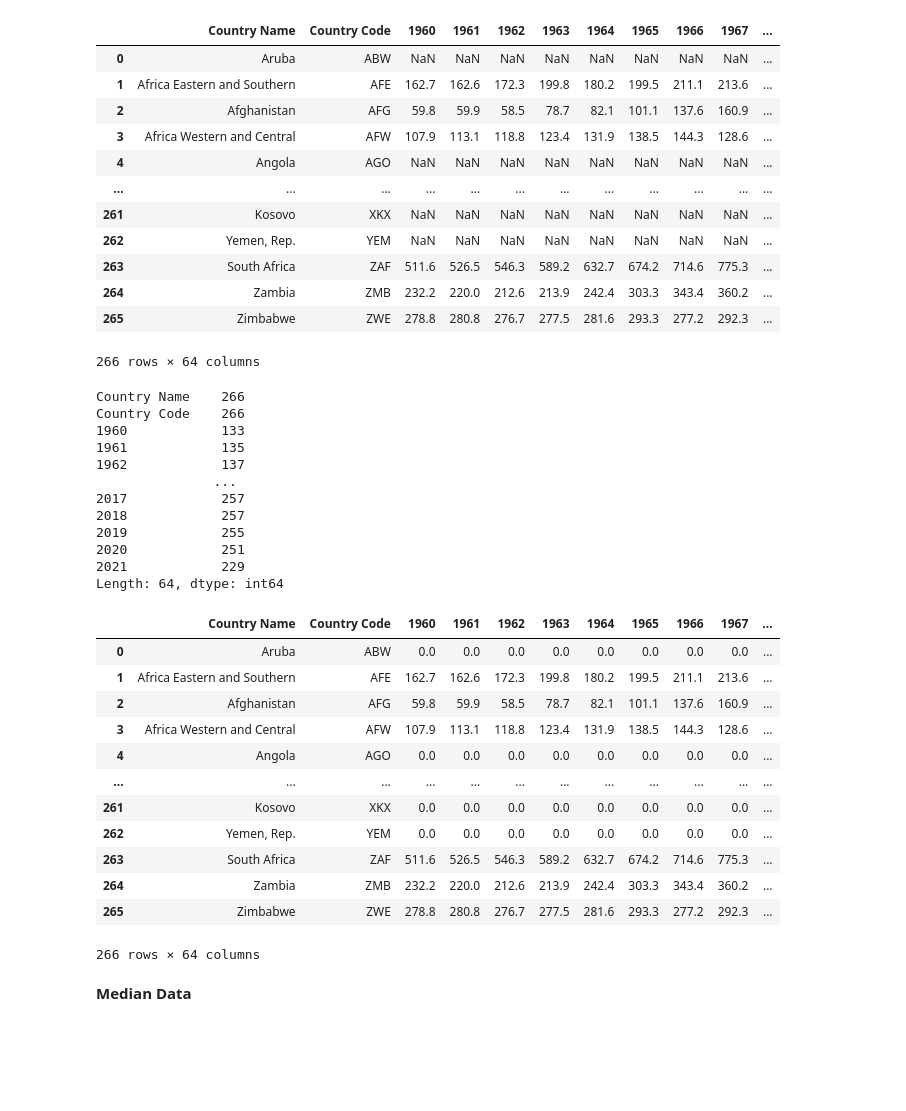
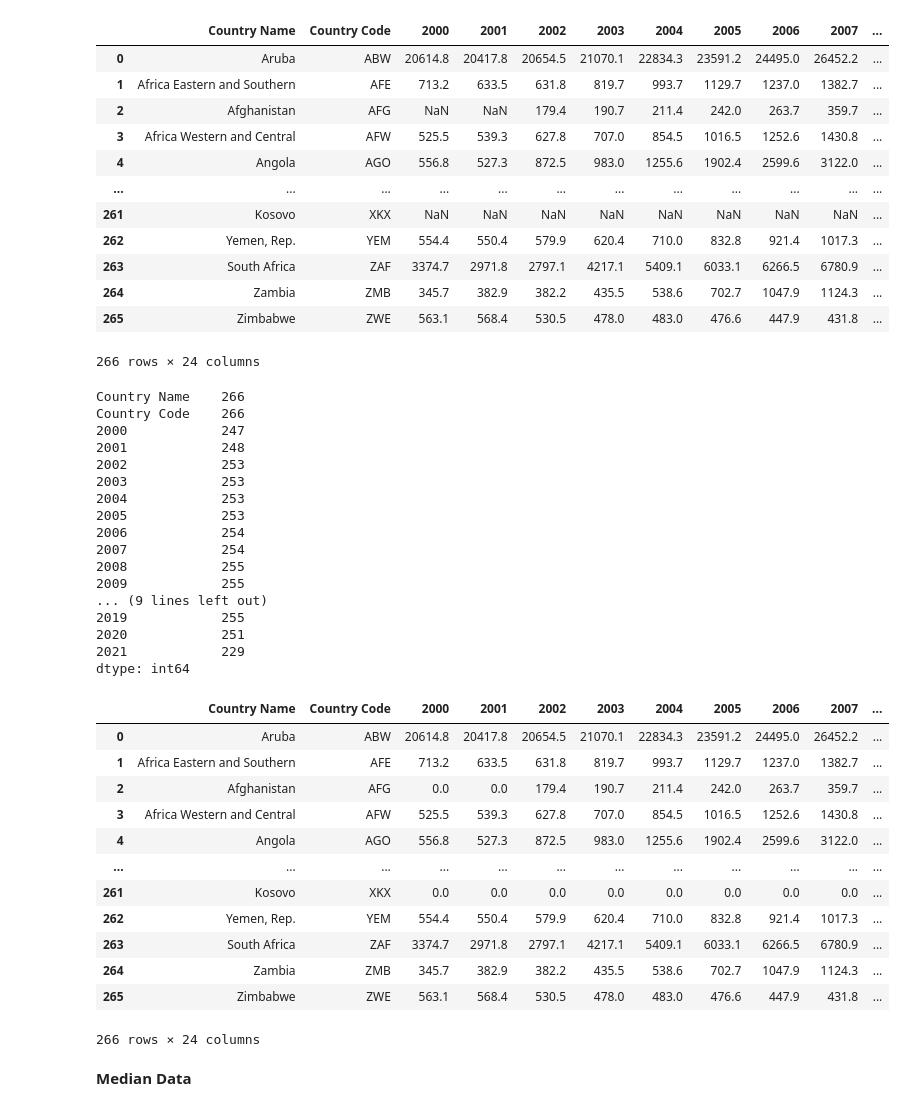
Before and after one commit to NorthBrainsAnalytics/GDP-per-capita, a Jupyter notebook: GDP per capita.ipynb, the cells around one changed output. Cells and saved outputs as stored; diff of their text form; code cells hidden in the pictures; blank space fills up the shorter version.

```diff
--- a/GDP per capita.ipynb
+++ b/GDP per capita.ipynb
@@ -24,57 +24,65 @@ df = pd.read_excel("data.xlsx")
 # %%
 #step 2 - order data
 
 data = df.drop(columns = ["Indicator Name", "Indicator Code"]).round(decimals = 1)
 #round values in entire dataframe
 
+data.drop(data.iloc[:, 2:42] , axis=1, inplace=True)
+#drop years with many NaN values (1960 - 1999)
+
 data
 # %% [output]
-|  | Country Name | Country Code | 1960 | 1961 | 1962 | 1963 | 1964 | 1965 | 1966 | 1967 | ... |
-| 0 | Aruba | ABW | NaN | NaN | NaN | NaN | NaN | NaN | NaN | NaN | ... |
-| 1 | Africa Eastern and Southern | AFE | 162.7 | 162.6 | 172.3 | 199.8 | 180.2 | 199.5 | 211.1 | 213.6 | ... |
-| 2 | Afghanistan | AFG | 59.8 | 59.9 | 58.5 | 78.7 | 82.1 | 101.1 | 137.6 | 160.9 | ... |
-| 3 | Africa Western and Central | AFW | 107.9 | 113.1 | 118.8 | 123.4 | 131.9 | 138.5 | 144.3 | 128.6 | ... |
-| 4 | Angola | AGO | NaN | NaN | NaN | NaN | NaN | NaN | NaN | NaN | ... |
+|  | Country Name | Country Code | 2000 | 2001 | 2002 | 2003 | 2004 | 2005 | 2006 | 2007 | ... |
+| 0 | Aruba | ABW | 20614.8 | 20417.8 | 20654.5 | 21070.1 | 22834.3 | 23591.2 | 24495.0 | 26452.2 | ... |
+| 1 | Africa Eastern and Southern | AFE | 713.2 | 633.5 | 631.8 | 819.7 | 993.7 | 1129.7 | 1237.0 | 1382.7 | ... |
+| 2 | Afghanistan | AFG | NaN | NaN | 179.4 | 190.7 | 211.4 | 242.0 | 263.7 | 359.7 | ... |
+| 3 | Africa Western and Central | AFW | 525.5 | 539.3 | 627.8 | 707.0 | 854.5 | 1016.5 | 1252.6 | 1430.8 | ... |
+| 4 | Angola | AGO | 556.8 | 527.3 | 872.5 | 983.0 | 1255.6 | 1902.4 | 2599.6 | 3122.0 | ... |
 | ... | ... | ... | ... | ... | ... | ... | ... | ... | ... | ... | ... |
 | 261 | Kosovo | XKX | NaN | NaN | NaN | NaN | NaN | NaN | NaN | NaN | ... |
-| 262 | Yemen, Rep. | YEM | NaN | NaN | NaN | NaN | NaN | NaN | NaN | NaN | ... |
-| 263 | South Africa | ZAF | 511.6 | 526.5 | 546.3 | 589.2 | 632.7 | 674.2 | 714.6 | 775.3 | ... |
-| 264 | Zambia | ZMB | 232.2 | 220.0 | 212.6 | 213.9 | 242.4 | 303.3 | 343.4 | 360.2 | ... |
-| 265 | Zimbabwe | ZWE | 278.8 | 280.8 | 276.7 | 277.5 | 281.6 | 293.3 | 277.2 | 292.3 | ... |
+| 262 | Yemen, Rep. | YEM | 554.4 | 550.4 | 579.9 | 620.4 | 710.0 | 832.8 | 921.4 | 1017.3 | ... |
+| 263 | South Africa | ZAF | 3374.7 | 2971.8 | 2797.1 | 4217.1 | 5409.1 | 6033.1 | 6266.5 | 6780.9 | ... |
+| 264 | Zambia | ZMB | 345.7 | 382.9 | 382.2 | 435.5 | 538.6 | 702.7 | 1047.9 | 1124.3 | ... |
+| 265 | Zimbabwe | ZWE | 563.1 | 568.4 | 530.5 | 478.0 | 483.0 | 476.6 | 447.9 | 431.8 | ... |
-266 rows × 64 columns
+266 rows × 24 columns
 # %%
 data.count() #show us how many rows in columns are valid (with no NaN values)
 # %% [output]
 Country Name    266
 Country Code    266
-1960            133
-1961            135
-1962            137
-               ...
-2017            257
-2018            257
+2000            247
+2001            248
+2002            253
+2003            253
+2004            253
+2005            253
+2006            254
+2007            254
+2008            255
+2009            255
+... (9 lines left out)
 2019            255
 2020            251
 2021            229
-Length: 64, dtype: int64
+dtype: int64
 # %%
 GDP = data.fillna(0) #changing NaN values for 0 - entire table
 # %%
 GDP
 # %% [output]
-|  | Country Name | Country Code | 1960 | 1961 | 1962 | 1963 | 1964 | 1965 | 1966 | 1967 | ... |
-| 0 | Aruba | ABW | 0.0 | 0.0 | 0.0 | 0.0 | 0.0 | 0.0 | 0.0 | 0.0 | ... |
-| 1 | Africa Eastern and Southern | AFE | 162.7 | 162.6 | 172.3 | 199.8 | 180.2 | 199.5 | 211.1 | 213.6 | ... |
-| 2 | Afghanistan | AFG | 59.8 | 59.9 | 58.5 | 78.7 | 82.1 | 101.1 | 137.6 | 160.9 | ... |
-| 3 | Africa Western and Central | AFW | 107.9 | 113.1 | 118.8 | 123.4 | 131.9 | 138.5 | 144.3 | 128.6 | ... |
-| 4 | Angola | AGO | 0.0 | 0.0 | 0.0 | 0.0 | 0.0 | 0.0 | 0.0 | 0.0 | ... |
+|  | Country Name | Country Code | 2000 | 2001 | 2002 | 2003 | 2004 | 2005 | 2006 | 2007 | ... |
+| 0 | Aruba | ABW | 20614.8 | 20417.8 | 20654.5 | 21070.1 | 22834.3 | 23591.2 | 24495.0 | 26452.2 | ... |
+| 1 | Africa Eastern and Southern | AFE | 713.2 | 633.5 | 631.8 | 819.7 | 993.7 | 1129.7 | 1237.0 | 1382.7 | ... |
+| 2 | Afghanistan | AFG | 0.0 | 0.0 | 179.4 | 190.7 | 211.4 | 242.0 | 263.7 | 359.7 | ... |
+| 3 | Africa Western and Central | AFW | 525.5 | 539.3 | 627.8 | 707.0 | 854.5 | 1016.5 | 1252.6 | 1430.8 | ... |
+| 4 | Angola | AGO | 556.8 | 527.3 | 872.5 | 983.0 | 1255.6 | 1902.4 | 2599.6 | 3122.0 | ... |
 | ... | ... | ... | ... | ... | ... | ... | ... | ... | ... | ... | ... |
 | 261 | Kosovo | XKX | 0.0 | 0.0 | 0.0 | 0.0 | 0.0 | 0.0 | 0.0 | 0.0 | ... |
-| 262 | Yemen, Rep. | YEM | 0.0 | 0.0 | 0.0 | 0.0 | 0.0 | 0.0 | 0.0 | 0.0 | ... |
-| 263 | South Africa | ZAF | 511.6 | 526.5 | 546.3 | 589.2 | 632.7 | 674.2 | 714.6 | 775.3 | ... |
-| 264 | Zambia | ZMB | 232.2 | 220.0 | 212.6 | 213.9 | 242.4 | 303.3 | 343.4 | 360.2 | ... |
-| 265 | Zimbabwe | ZWE | 278.8 | 280.8 | 276.7 | 277.5 | 281.6 | 293.3 | 277.2 | 292.3 | ... |
+| 262 | Yemen, Rep. | YEM | 554.4 | 550.4 | 579.9 | 620.4 | 710.0 | 832.8 | 921.4 | 1017.3 | ... |
+| 263 | South Africa | ZAF | 3374.7 | 2971.8 | 2797.1 | 4217.1 | 5409.1 | 6033.1 | 6266.5 | 6780.9 | ... |
+| 264 | Zambia | ZMB | 345.7 | 382.9 | 382.2 | 435.5 | 538.6 | 702.7 | 1047.9 | 1124.3 | ... |
+| 265 | Zimbabwe | ZWE | 563.1 | 568.4 | 530.5 | 478.0 | 483.0 | 476.6 | 447.9 | 431.8 | ... |
-266 rows × 64 columns
+266 rows × 24 columns
 # %% [markdown]
 <b>Median Data</b>
 # %%
```
Also changed, not shown: parts of 18 cells of this notebook.
